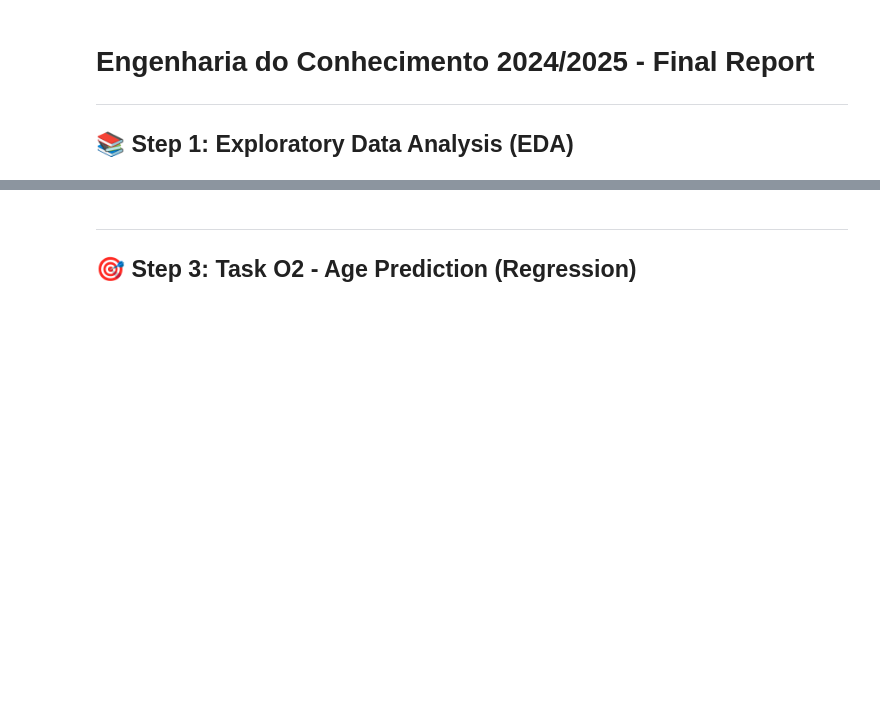
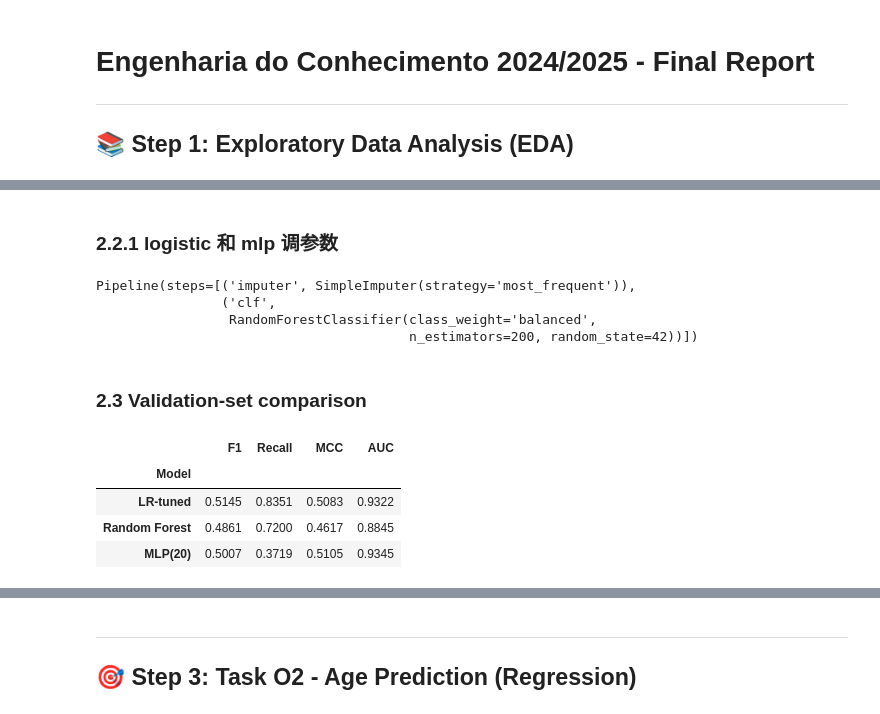
Before and after one commit to lixuanan2/EC-covid19-project, a Jupyter notebook: notebooks/main_version.ipynb, the cells around one changed output, grey strips where cells are left out. Cells and saved outputs as stored; diff of their text form; code cells hidden in the pictures; blank space fills up the shorter version.

```diff
--- a/notebooks/main_version.ipynb
+++ b/notebooks/main_version.ipynb
@@ -764,0 +483,66 @@ print("✅ Best Logistic Regression model saved as 'logistic_regression_best.pkl
+# %% [markdown]
+### 2.2.1 logistic 和 mlp 调参数
+# %%
+# Logistic Regression 调参
+param_grid_lr = {
+    'clf__C': [0.01, 0.05, 0.1, 0.5, 1, 10]
+}
+
+grid_lr = GridSearchCV(pipe_lr, param_grid=param_grid_lr, scoring='f1', cv=5, n_jobs=-1)
+grid_lr.fit(X_train, y_train)
+lr_best = grid_lr.best_estimator_
+
+# MLP 调参
+param_grid_mlp = {
+    'clf__hidden_layer_sizes': [(10,), (20,), (50,)],
+    'clf__alpha': [0.0001, 0.001]
+}
+
+grid_mlp = GridSearchCV(pipe_mlp, param_grid=param_grid_mlp, scoring='f1', cv=5, n_jobs=-1)
+grid_mlp.fit(X_train, y_train)
+mlp_best = grid_mlp.best_estimator_
+
+# RF 直接训练即可
+pipe_rf.fit(X_train, y_train)
+# %% [output]
+Pipeline(steps=[('imputer', SimpleImputer(strategy='most_frequent')),
+                ('clf',
+                 RandomForestClassifier(class_weight='balanced',
+                                        n_estimators=200, random_state=42))])
+# %% [markdown]
+### 2.3 Validation-set comparison
+# %%
+from sklearn.metrics import classification_report, matthews_corrcoef, roc_auc_score
+
+def eval_clf(model, name):
+    y_hat = model.predict(X_val)
+    report = classification_report(y_val, y_hat, output_dict=True)
+    mcc = matthews_corrcoef(y_val, y_hat)
+
+    try:
+        y_prob = model.predict_proba(X_val)[:, 1]
+        auc = roc_auc_score(y_val, y_prob)
+    except AttributeError:
+        auc = np.nan
+
+    return {
+        'Model': name,
+        'F1': report['1']['f1-score'],
+        'Recall': report['1']['recall'],
+        'MCC': mcc,
+        'AUC': auc
+    }
+
+results = pd.DataFrame([
+    eval_clf(lr_best, 'LR-tuned'),
+    eval_clf(pipe_rf, 'Random Forest'),
+    eval_clf(mlp_best, 'MLP(20)')
+]).set_index('Model').round(4)
+
+display(results)
+# %% [output]
+|  | F1 | Recall | MCC | AUC |
+| Model |  |  |  |  |
+| LR-tuned | 0.5145 | 0.8351 | 0.5083 | 0.9322 |
+| Random Forest | 0.4861 | 0.7200 | 0.4617 | 0.8845 |
+| MLP(20) | 0.5007 | 0.3719 | 0.5105 | 0.9345 |
```
Also changed, not shown: parts of 80 cells of this notebook, 8 other files.
